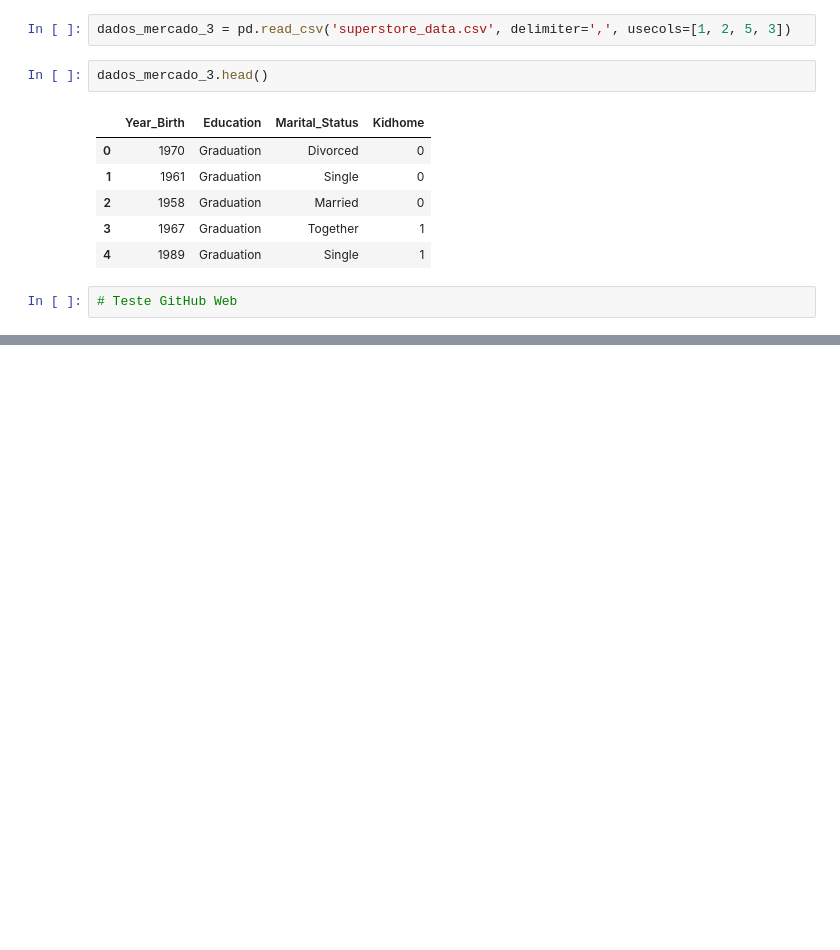
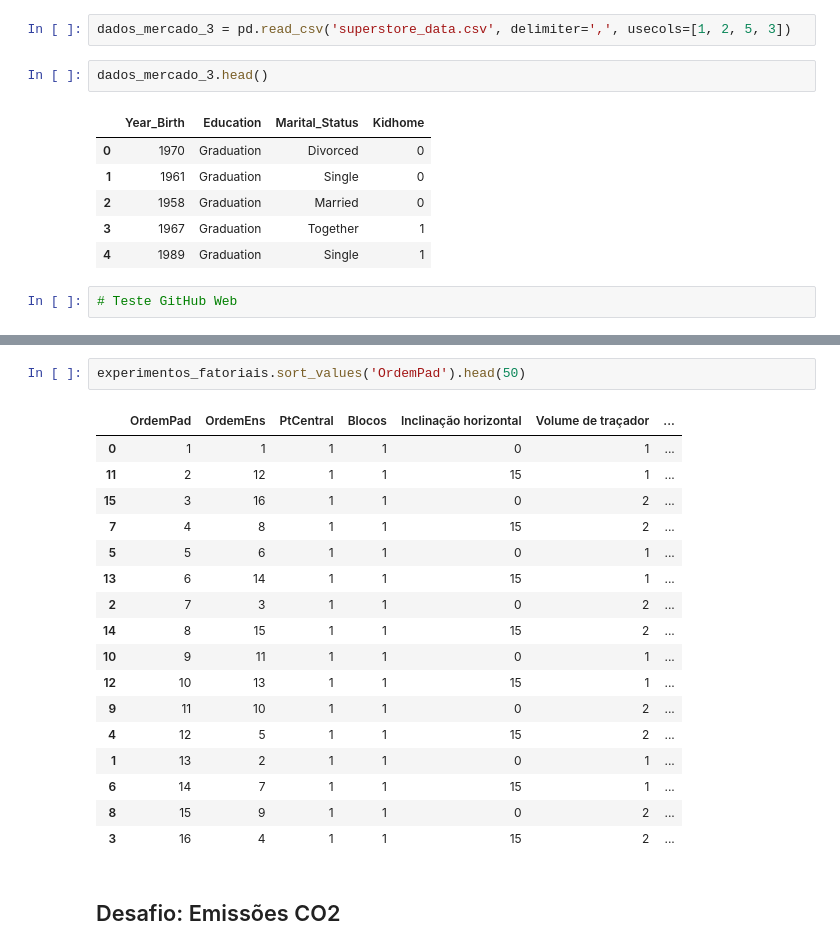
Before and after one commit to gilberto-ribeiro/python-projects, a Jupyter notebook: alura/pandas_io_trabalhando_com_diferentes_formatos_de_arquivos/projeto.ipynb, the cells around one changed output, grey strips where cells are left out. Drawn from its saved outputs; the diff is of its cells as text; blank space fills up the shorter version.

```diff
--- a/alura/pandas_io_trabalhando_com_diferentes_formatos_de_arquivos/projeto.ipynb
+++ b/alura/pandas_io_trabalhando_com_diferentes_formatos_de_arquivos/projeto.ipynb
@@ -39,0 +103,22 @@ dados_mercado_3.head()
+# %%
+experimentos_fatoriais.sort_values('OrdemPad').head(50)
+# %% [output]
+|  | OrdemPad | OrdemEns | PtCentral | Blocos | Inclinação horizontal | Volume de traçador | ... |
+| 0 | 1 | 1 | 1 | 1 | 0 | 1 | ... |
+| 11 | 2 | 12 | 1 | 1 | 15 | 1 | ... |
+| 15 | 3 | 16 | 1 | 1 | 0 | 2 | ... |
+| 7 | 4 | 8 | 1 | 1 | 15 | 2 | ... |
+| 5 | 5 | 6 | 1 | 1 | 0 | 1 | ... |
+| 13 | 6 | 14 | 1 | 1 | 15 | 1 | ... |
+| 2 | 7 | 3 | 1 | 1 | 0 | 2 | ... |
+| 14 | 8 | 15 | 1 | 1 | 15 | 2 | ... |
+| 10 | 9 | 11 | 1 | 1 | 0 | 1 | ... |
+| 12 | 10 | 13 | 1 | 1 | 15 | 1 | ... |
+| 9 | 11 | 10 | 1 | 1 | 0 | 2 | ... |
+| 4 | 12 | 5 | 1 | 1 | 15 | 2 | ... |
+| 1 | 13 | 2 | 1 | 1 | 0 | 1 | ... |
+| 6 | 14 | 7 | 1 | 1 | 15 | 1 | ... |
+| 8 | 15 | 9 | 1 | 1 | 0 | 2 | ... |
+| 3 | 16 | 4 | 1 | 1 | 15 | 2 | ... |
+# %% [markdown]
+## Desafio: Emissões CO2
```
Also changed, not shown: parts of 49 cells of this notebook, 9 other files.
